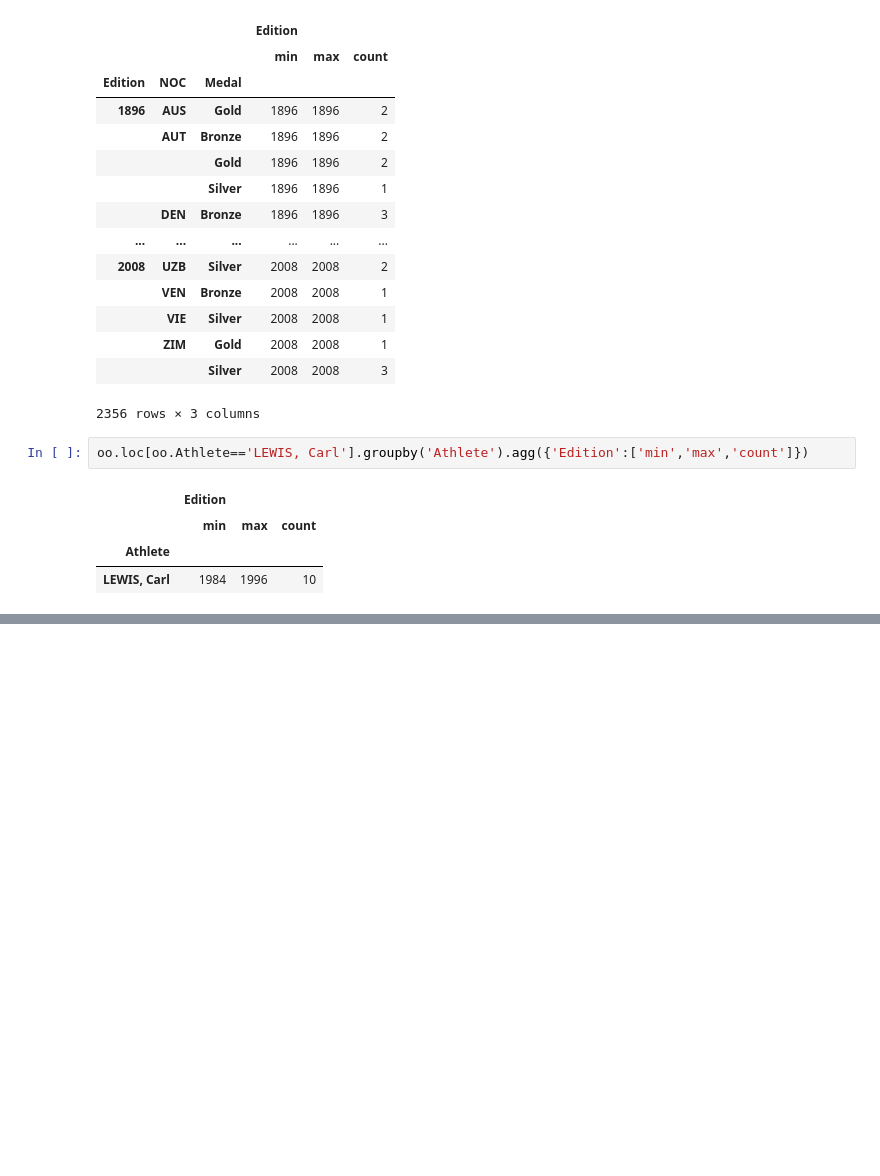
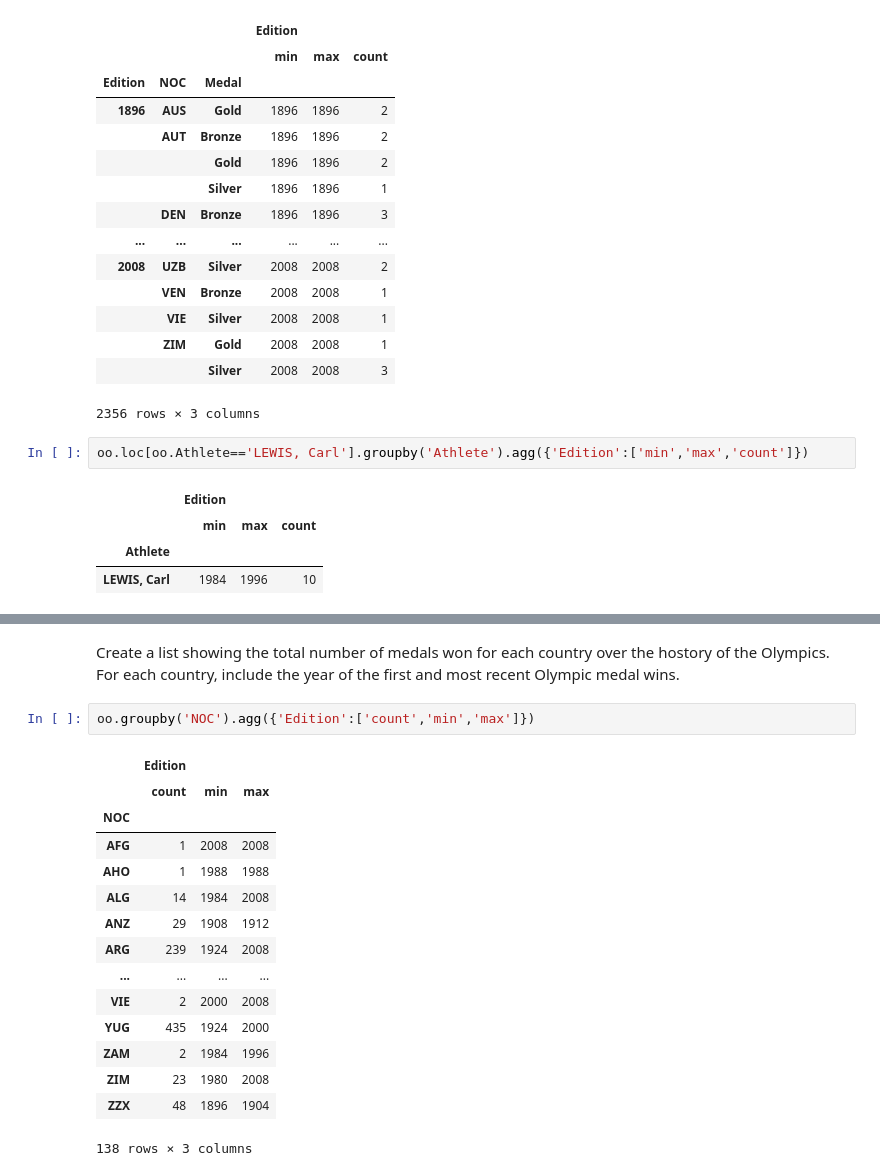
Before and after one commit to dbasdanis/python_practice, a Jupyter notebook: pandas/pandas_doc.ipynb, the cells around one changed output, grey strips where cells are left out. Drawn from its saved outputs; the diff is of its cells as text; blank space fills up the shorter version.

```diff
--- a/pandas/pandas_doc.ipynb
+++ b/pandas/pandas_doc.ipynb
@@ -1007,0 +1017,21 @@ oo.loc[oo.Athlete=='LEWIS, Carl'].groupby('Athlete').agg({'Edition':['min','max'
+# %% [markdown]
+Create a list showing the total number of medals won for each country over the hostory of the Olympics. For each country, include the year of
+the first and most recent Olympic medal wins.
+# %%
+oo.groupby('NOC').agg({'Edition':['count','min','max']})
+# %% [output]
+|  | Edition |  |  |
+|  | count | min | max |
+| NOC |  |  |  |
+| AFG | 1 | 2008 | 2008 |
+| AHO | 1 | 1988 | 1988 |
+| ALG | 14 | 1984 | 2008 |
+| ANZ | 29 | 1908 | 1912 |
+| ARG | 239 | 1924 | 2008 |
+| ... | ... | ... | ... |
+| VIE | 2 | 2000 | 2008 |
+| YUG | 435 | 1924 | 2000 |
+| ZAM | 2 | 1984 | 1996 |
+| ZIM | 23 | 1980 | 2008 |
+| ZZX | 48 | 1896 | 1904 |
+138 rows × 3 columns
```
Also changed, not shown: parts of 3 cells of this notebook.
